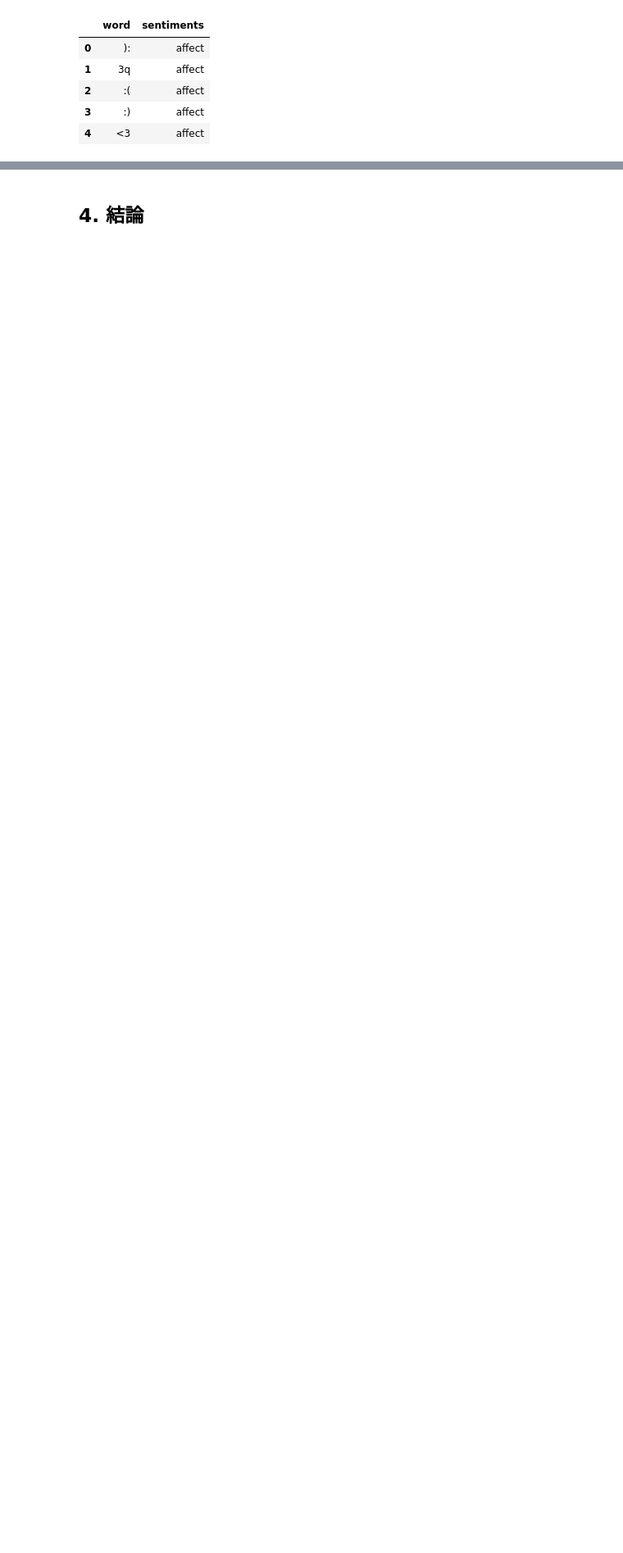
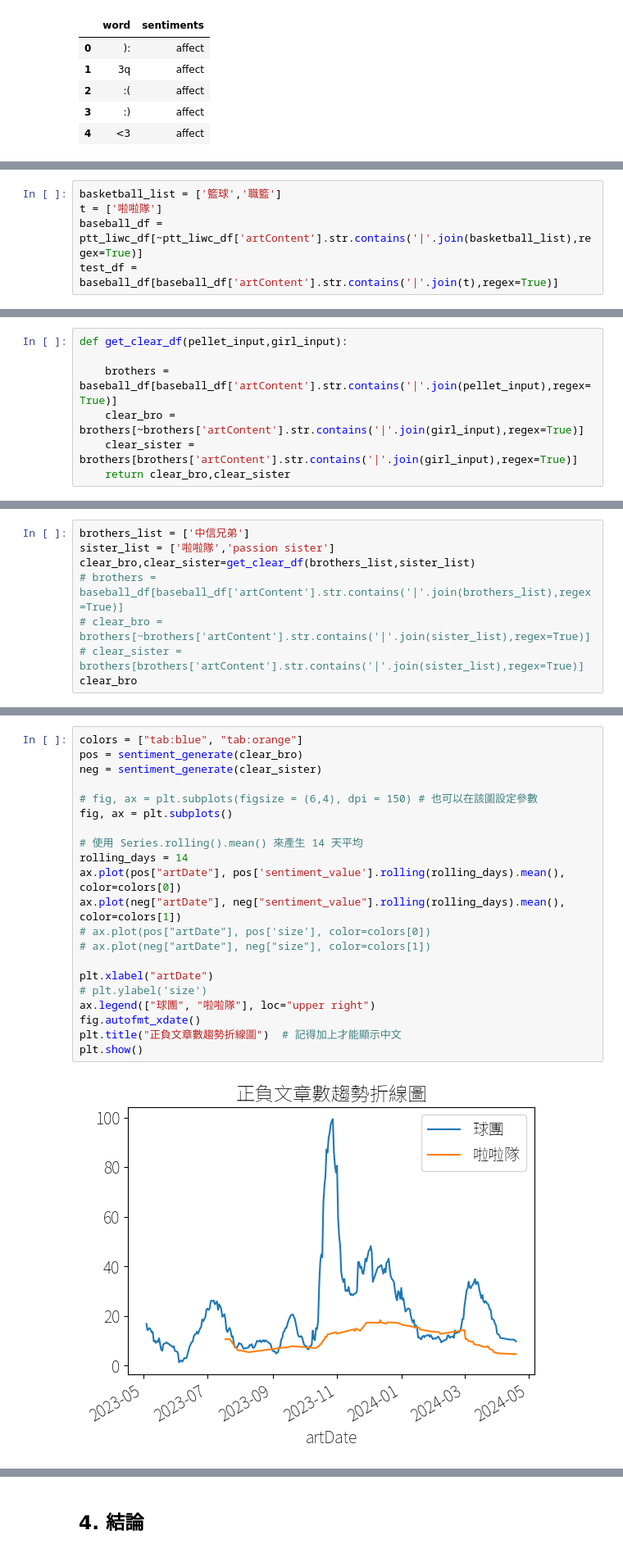
Before and after one commit to weiyu9805/SMA_project, a Jupyter notebook: project1.ipynb, the cells around one changed output, grey strips where cells are left out. Shown at 82% size. Saved outputs shown, nothing was run; the diff lists cells and outputs as text; blank space fills up the shorter version.

```diff
--- a/project1.ipynb
+++ b/project1.ipynb
@@ -393,0 +429,5 @@ ptt_liwc_df
+# %%
+basketball_list = ['籃球','職籃']
+t = ['啦啦隊']
+baseball_df = ptt_liwc_df[~ptt_liwc_df['artContent'].str.contains('|'.join(basketball_list),regex=True)]
+test_df = baseball_df[baseball_df['artContent'].str.contains('|'.join(t),regex=True)]
@@ -393,0 +440,7 @@ ptt_liwc_df
+# %%
+def get_clear_df(pellet_input,girl_input):
+
+    brothers = baseball_df[baseball_df['artContent'].str.contains('|'.join(pellet_input),regex=True)]
+    clear_bro = brothers[~brothers['artContent'].str.contains('|'.join(girl_input),regex=True)]
+    clear_sister = brothers[brothers['artContent'].str.contains('|'.join(girl_input),regex=True)]
+    return clear_bro,clear_sister
@@ -393,0 +449,8 @@ ptt_liwc_df
+# %%
+brothers_list = ['中信兄弟']
+sister_list = ['啦啦隊','passion sister']
+clear_bro,clear_sister=get_clear_df(brothers_list,sister_list)
+# brothers = baseball_df[baseball_df['artContent'].str.contains('|'.join(brothers_list),regex=True)]
+# clear_bro = brothers[~brothers['artContent'].str.contains('|'.join(sister_list),regex=True)]
+# clear_sister = brothers[brothers['artContent'].str.contains('|'.join(sister_list),regex=True)]
+clear_bro
@@ -393,0 +521,23 @@ ptt_liwc_df
+# %%
+colors = ["tab:blue", "tab:orange"]
+pos = sentiment_generate(clear_bro)
+neg = sentiment_generate(clear_sister)
+
+# fig, ax = plt.subplots(figsize = (6,4), dpi = 150) # 也可以在該圖設定參數
+fig, ax = plt.subplots()
+
+# 使用 Series.rolling().mean() 來產生 14 天平均
+rolling_days = 14
+ax.plot(pos["artDate"], pos['sentiment_value'].rolling(rolling_days).mean(), color=colors[0])
+ax.plot(neg["artDate"], neg["sentiment_value"].rolling(rolling_days).mean(), color=colors[1])
+# ax.plot(pos["artDate"], pos['size'], color=colors[0])
+# ax.plot(neg["artDate"], neg["size"], color=colors[1])
+
+plt.xlabel("artDate")
+# plt.ylabel('size')
+ax.legend(["球團", "啦啦隊"], loc="upper right")
+fig.autofmt_xdate()
+plt.title("正負文章數趨勢折線圖")  # 記得加上才能顯示中文
+plt.show()
+# %% [output]
+[figure, added]
```
Also changed, not shown: parts of 30 cells of this notebook, 1 other file.
